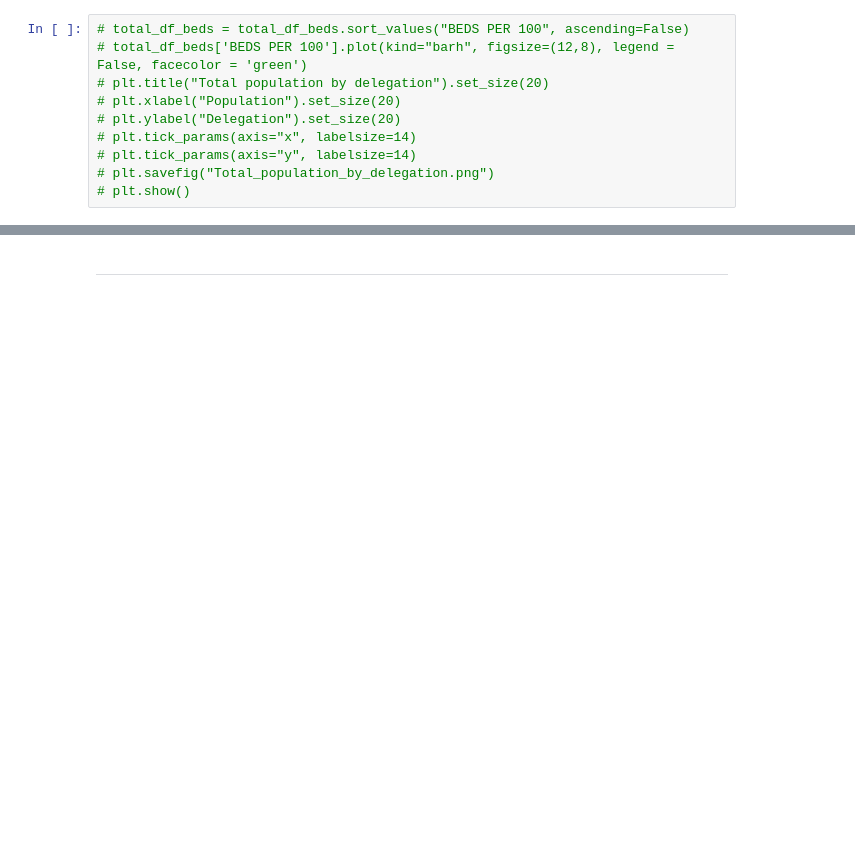
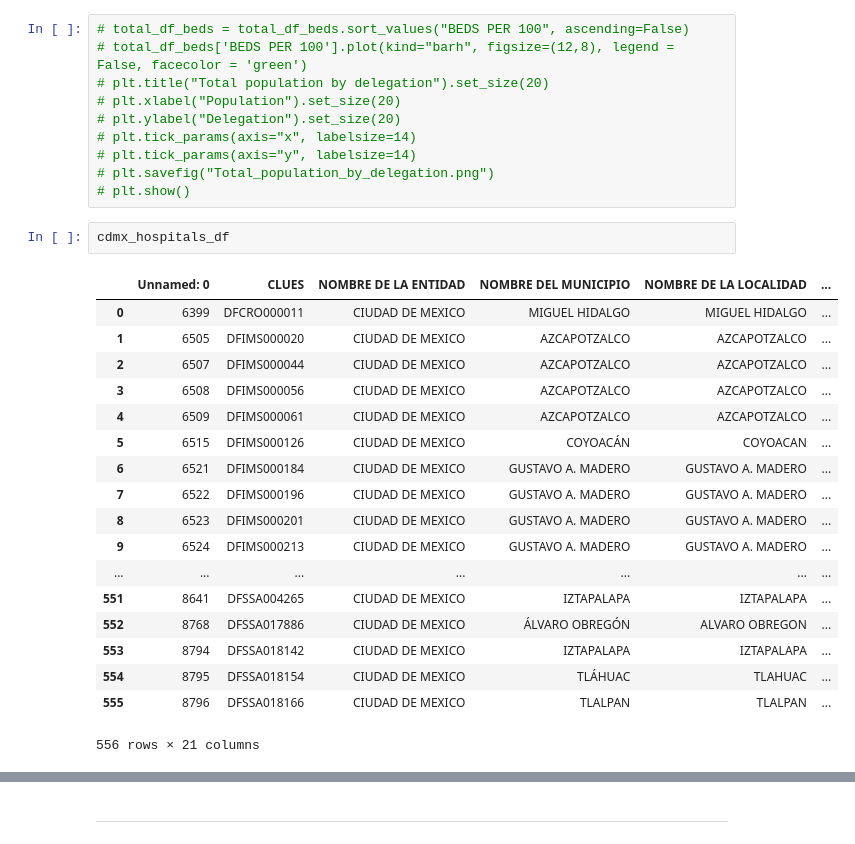
Before and after one commit to JoannePeel/healthcare-data-analysis, a Jupyter notebook: main.ipynb, the cells around one changed output, grey strips where cells are left out. Drawn from its saved outputs; the diff is of its cells as text; blank space fills up the shorter version.

```diff
--- a/main.ipynb
+++ b/main.ipynb
@@ -383,3 +383,24 @@ plt.show()
 # plt.tick_params(axis="y", labelsize=14)
 # plt.savefig("Total_population_by_delegation.png")
 # plt.show()
+# %%
+cdmx_hospitals_df
+# %% [output]
+|  | Unnamed: 0 | CLUES | NOMBRE DE LA ENTIDAD | NOMBRE DEL MUNICIPIO | NOMBRE DE LA LOCALIDAD | ... |
+| 0 | 6399 | DFCRO000011 | CIUDAD DE MEXICO | MIGUEL HIDALGO | MIGUEL HIDALGO | ... |
+| 1 | 6505 | DFIMS000020 | CIUDAD DE MEXICO | AZCAPOTZALCO | AZCAPOTZALCO | ... |
+| 2 | 6507 | DFIMS000044 | CIUDAD DE MEXICO | AZCAPOTZALCO | AZCAPOTZALCO | ... |
+| 3 | 6508 | DFIMS000056 | CIUDAD DE MEXICO | AZCAPOTZALCO | AZCAPOTZALCO | ... |
+| 4 | 6509 | DFIMS000061 | CIUDAD DE MEXICO | AZCAPOTZALCO | AZCAPOTZALCO | ... |
+| 5 | 6515 | DFIMS000126 | CIUDAD DE MEXICO | COYOACÁN | COYOACAN | ... |
+| 6 | 6521 | DFIMS000184 | CIUDAD DE MEXICO | GUSTAVO A. MADERO | GUSTAVO A. MADERO | ... |
+| 7 | 6522 | DFIMS000196 | CIUDAD DE MEXICO | GUSTAVO A. MADERO | GUSTAVO A. MADERO | ... |
+| 8 | 6523 | DFIMS000201 | CIUDAD DE MEXICO | GUSTAVO A. MADERO | GUSTAVO A. MADERO | ... |
+| 9 | 6524 | DFIMS000213 | CIUDAD DE MEXICO | GUSTAVO A. MADERO | GUSTAVO A. MADERO | ... |
+| ... | ... | ... | ... | ... | ... | ... |
+| 551 | 8641 | DFSSA004265 | CIUDAD DE MEXICO | IZTAPALAPA | IZTAPALAPA | ... |
+| 552 | 8768 | DFSSA017886 | CIUDAD DE MEXICO | ÁLVARO OBREGÓN | ALVARO OBREGON | ... |
+| 553 | 8794 | DFSSA018142 | CIUDAD DE MEXICO | IZTAPALAPA | IZTAPALAPA | ... |
+| 554 | 8795 | DFSSA018154 | CIUDAD DE MEXICO | TLÁHUAC | TLAHUAC | ... |
+| 555 | 8796 | DFSSA018166 | CIUDAD DE MEXICO | TLALPAN | TLALPAN | ... |
+556 rows × 21 columns
```
Also changed, not shown: parts of 4 cells of this notebook, 2 other files.
